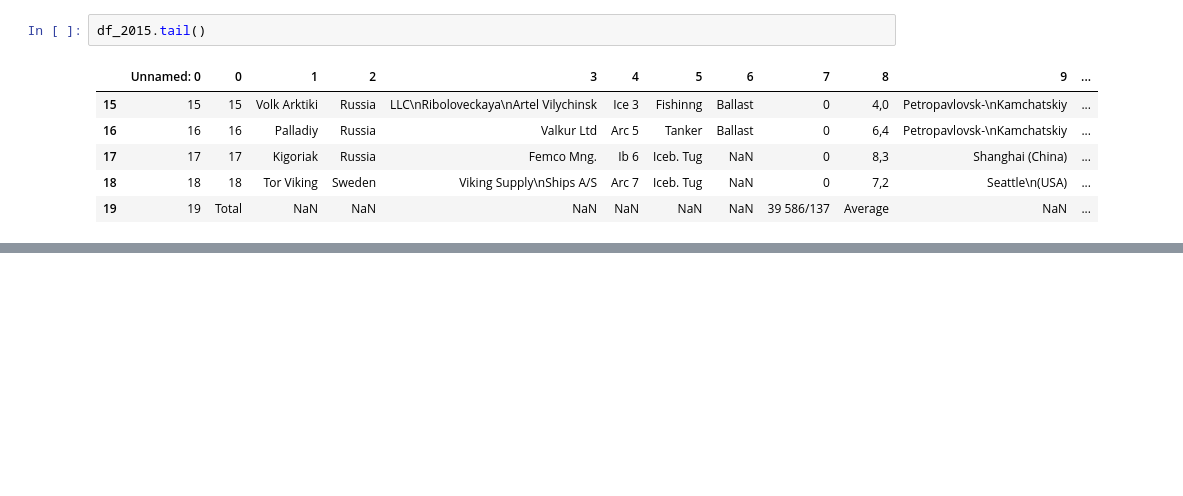
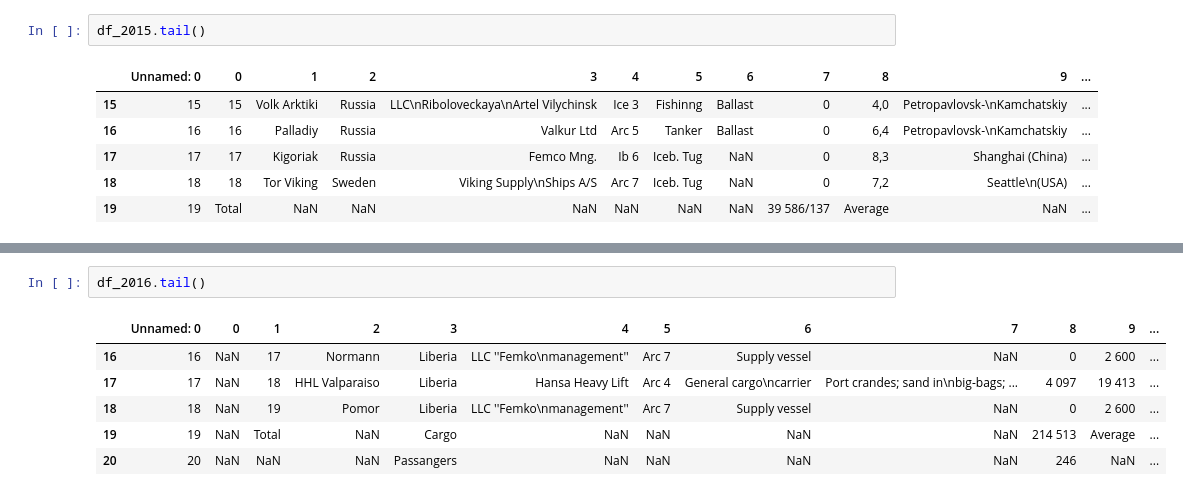
Before and after one commit to csmith454/nsr-project, a Jupyter notebook: nsr_data_wrangling.ipynb, the cells around one changed output, grey strips where cells are left out. Drawn from its saved outputs; the diff is of its cells as text; blank space fills up the shorter version.

```diff
--- a/nsr_data_wrangling.ipynb
+++ b/nsr_data_wrangling.ipynb
@@ -540,0 +638,9 @@ df_2015.head()
+# %%
+df_2016.tail()
+# %% [output]
+|  | Unnamed: 0 | 0 | 1 | 2 | 3 | 4 | 5 | 6 | 7 | 8 | 9 | ... |
+| 16 | 16 | NaN | 17 | Normann | Liberia | LLC ''Femko\nmanagement'' | Arc 7 | Supply vessel | NaN | 0 | 2 600 | ... |
+| 17 | 17 | NaN | 18 | HHL Valparaiso | Liberia | Hansa Heavy Lift | Arc 4 | General cargo\ncarrier | Port crandes; sand in\nbig-bags; ... | 4 097 | 19 413 | ... |
+| 18 | 18 | NaN | 19 | Pomor | Liberia | LLC ''Femko\nmanagement'' | Arc 7 | Supply vessel | NaN | 0 | 2 600 | ... |
+| 19 | 19 | NaN | Total | NaN | Cargo | NaN | NaN | NaN | NaN | 214 513 | Average | ... |
+| 20 | 20 | NaN | NaN | NaN | Passangers | NaN | NaN | NaN | NaN | 246 | NaN | ... |
```
Also changed, not shown: parts of 23 cells of this notebook.
